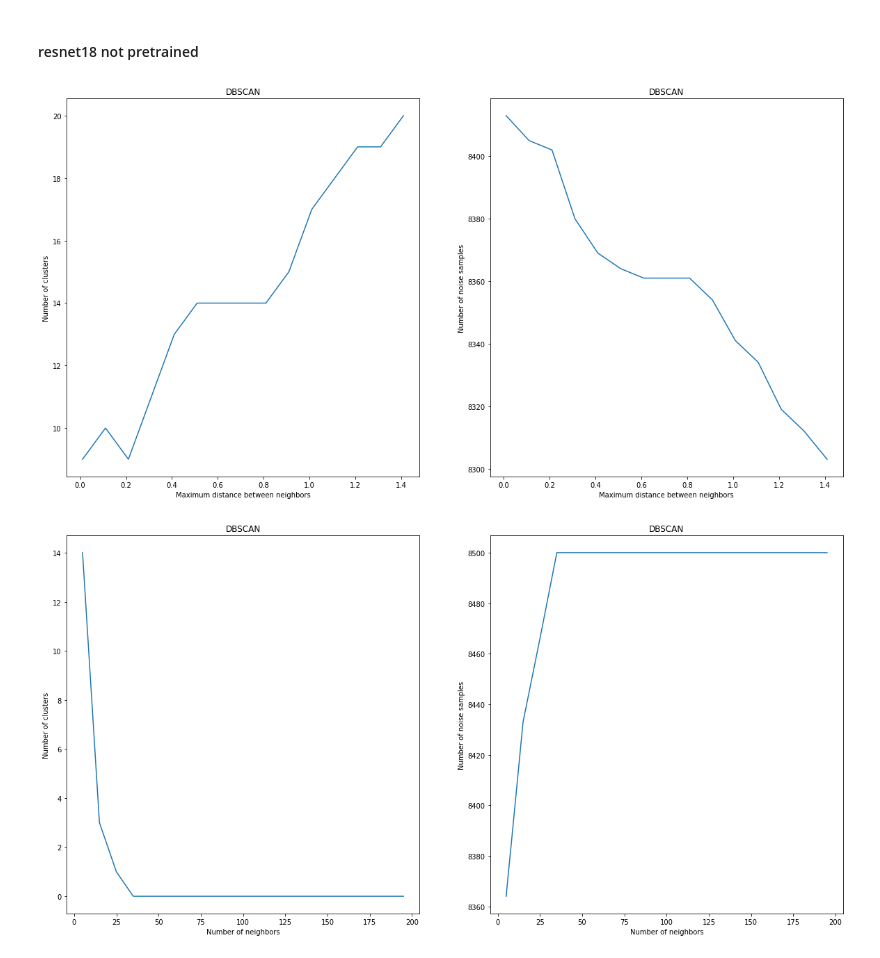
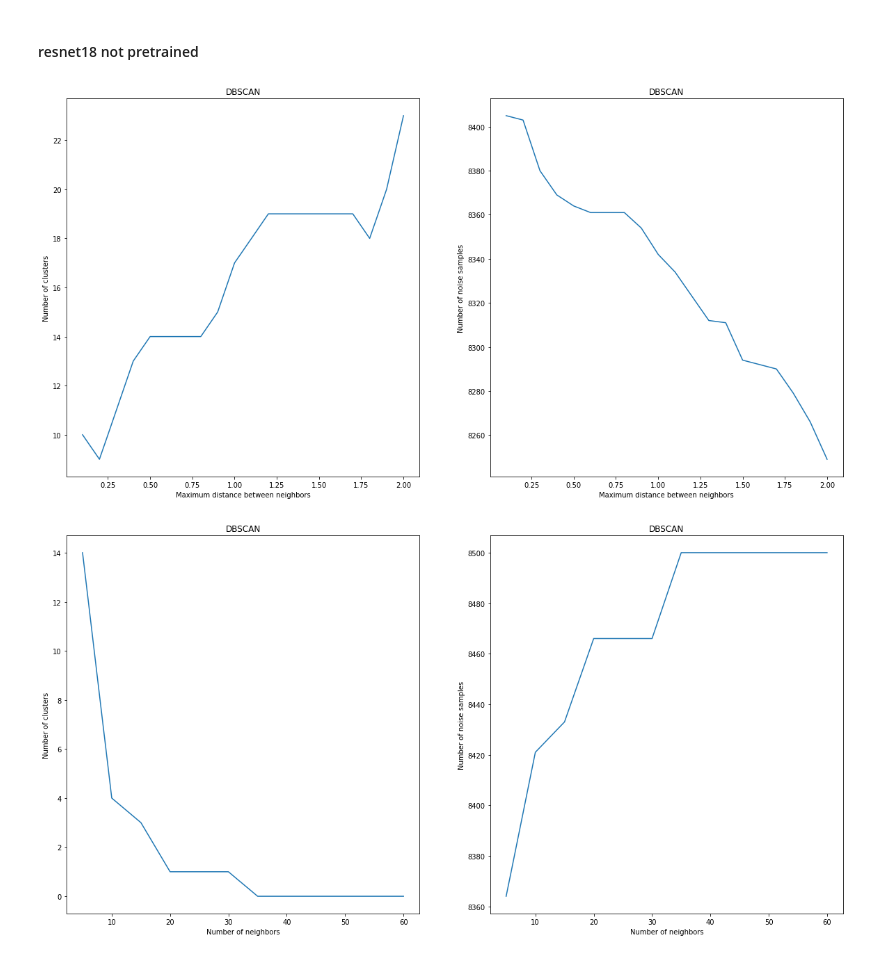
Before and after one commit to onopkosonja/hateful_memes, a Jupyter notebook: train.ipynb, the cells around one changed output. Cells and saved outputs as stored; diff of their text form; code cells hidden in the pictures.

Commit message:
added plots

```diff
--- a/train.ipynb
+++ b/train.ipynb
@@ -477,0 +494,4 @@ plot_kmeans_params(embeddings, n_clusters)
+# %%
+embeddings = np.load('/content/drive/My Drive/hateful_memes/embeddings/resnet18.npy')
+n_clusters = np.arange(10, 151, 10)
+plot_kmeans_params(embeddings, n_clusters)
@@ -489,14 +511,20 @@ def dbscan(embeddings, eps=0.5, min_samples=5):
 
 def plot_dbscan_params(embeddings, eps_list=None, min_samples_list=None):
     if eps_list is not None:
-        params_eps = [dbscan(embeddings, eps=eps) for eps in eps_list]
+        params_eps = []
+        for eps in tqdm(eps_list):
+          p = dbscan(embeddings, eps=eps)
+          params_eps.append(p)
         clusters_eps, noisy_eps = list(zip(*params_eps))
         x_data = eps_list
         y_data = [np.array(clusters_eps), np.array(noisy_eps)]
         x_title = 'Maximum distance between neighbors'
 
     else:
-        params_samples = [dbscan(embeddings, min_samples=samples) for samples in min_samples_list]
+        params_samples = []
+        for samples in tqdm(min_samples_list):
+          p = dbscan(embeddings, min_samples=samples)
+          params_samples.append(p)
         clusters_samples, noisy_samples = list(zip(*params_samples))
         x_data = min_samples_list
         y_data = [np.array(clusters_samples), np.array(noisy_samples)]
@@ -516,12 +544,12 @@ def plot_dbscan_params(embeddings, eps_list=None, min_samples_list=None):
 #### resnet18 not pretrained
 # %%
 embeddings = np.load('/content/drive/My Drive/hateful_memes/embeddings/resnet18_not_pretrained_epoch=139.npy')
-eps = np.arange(0.01, 1.5, 0.1)
+eps = np.arange(0.1, 2.1, 0.1)
 plot_dbscan_params(embeddings, eps_list=eps)
 # %% [output]
-[figure, old version]
+[figure, new version]
 # %%
-samples = np.arange(5, 200, 10)
+samples = np.arange(5, 61, 5)
 plot_dbscan_params(embeddings, min_samples_list=samples)
 # %% [output]
-[figure, old version]
+[figure, new version]
```
Also changed, not shown: parts of 20 cells of this notebook.
